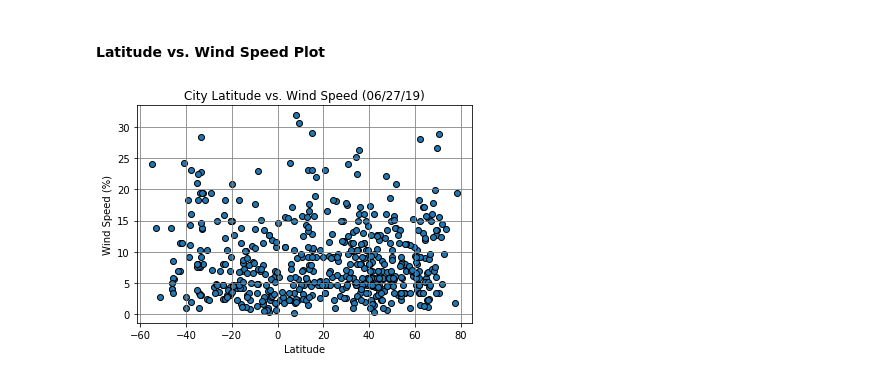
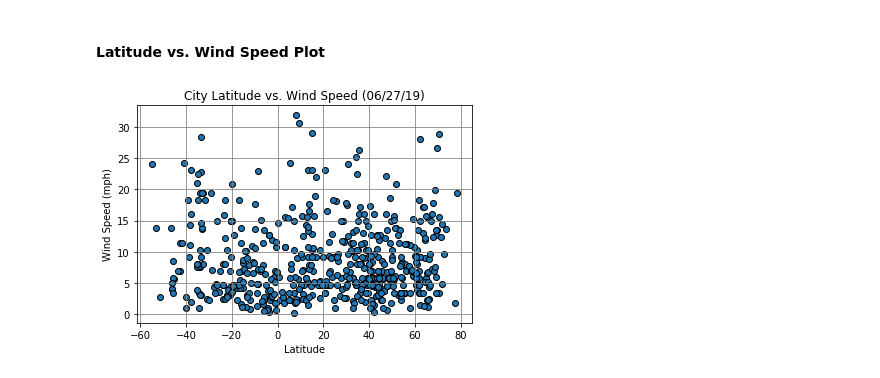
Before and after one commit to Kellylao325/weatheroy, a Jupyter notebook: starter_code/WeatherPy.ipynb, the cells around one changed output. Cells and saved outputs as stored; diff of their text form; code cells hidden in the pictures.

Commit message:
wind plot

```diff
--- a/starter_code/WeatherPy.ipynb
+++ b/starter_code/WeatherPy.ipynb
@@ -268,14 +268,14 @@ plt.show()
 # %%
 # plot Latitude vs. Wind Speed
 fig,axl = plt.subplots()
 axl.set_facecolor('white')
 plt.scatter(weather_df['Lat'], weather_df['Wind Speed'], edgecolor = 'black', marker='o')
 plt.grid (color='grey')
 plt.title("City Latitude vs. Wind Speed (06/27/19)", fontsize=12)
 plt.xlabel("Latitude", fontsize=10)
-plt.ylabel("Wind Speed (%)", fontsize=10)
+plt.ylabel("Wind Speed (mph)", fontsize=10)
 # Save Figure as png
 plt.savefig("output_data/Lat_WindSpeed", bbox_inches='tight')
 plt.show()
 # %% [output]
-[figure, old version]
+[figure, new version]
```
Also changed, not shown: 1 other file.
